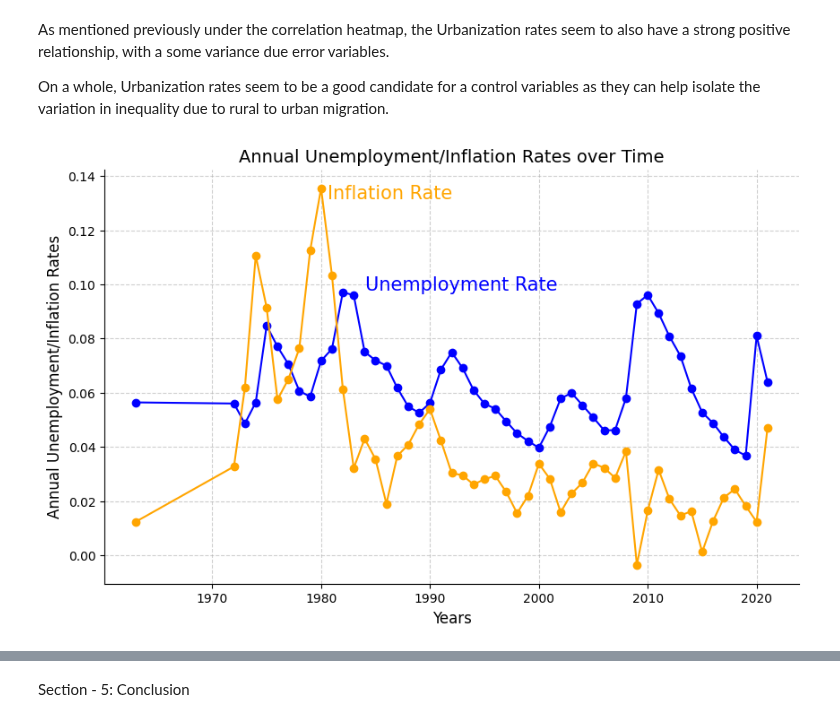
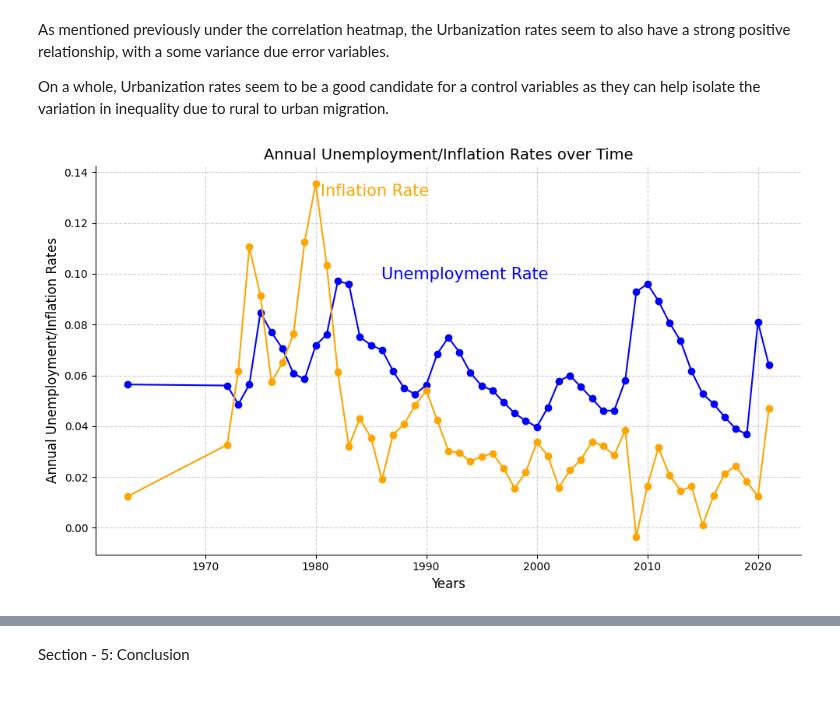
Before and after one commit to Sai0472003/PatentLitigation_Impact, a Jupyter notebook: Project1.ipynb, the cells around one changed output, grey strips where cells are left out. Cells and saved outputs as stored; diff of their text form; code cells hidden in the pictures.

```diff
--- a/Project1.ipynb
+++ b/Project1.ipynb
@@ -288,14 +285,15 @@ On a whole, Urbanization rates seem to be a good candidate for a control variabl
 # %%
 plt.figure(figsize=(10, 6))
 plt.plot(complete_merged.index, complete_merged['Unemployment Rate'],  marker='o', linestyle='-', color='blue')
 plt.annotate('Unemployment Rate', (1997, 0.10), textcoords="offset points", xytext=(-36,-5), ha='center', color="blue", fontsize=15)
 plt.plot(complete_merged.index, complete_merged['Inflation Rate'],  marker='o', linestyle='-', color='orange')
 plt.annotate('Inflation Rate', (1980, 0.12), textcoords="offset points", xytext=(55, 25), ha='center', color='orange', fontsize=15)
 plt.title(f'Annual Unemployment/Inflation Rates over Time', fontsize=14)
 plt.xlabel('Years', fontsize=12)
 plt.ylabel('Annual Unemployment/Inflation Rates', fontsize=12)
 plt.grid(True, linestyle='--', alpha=0.6)
 plt.gca().spines[['top', 'right']].set_visible(False)
+plt.tight_layout()
 plt.show()
 # %% [output]
-[figure, old version]
+[figure, new version]
```
Also changed, not shown: parts of 14 cells of this notebook.
